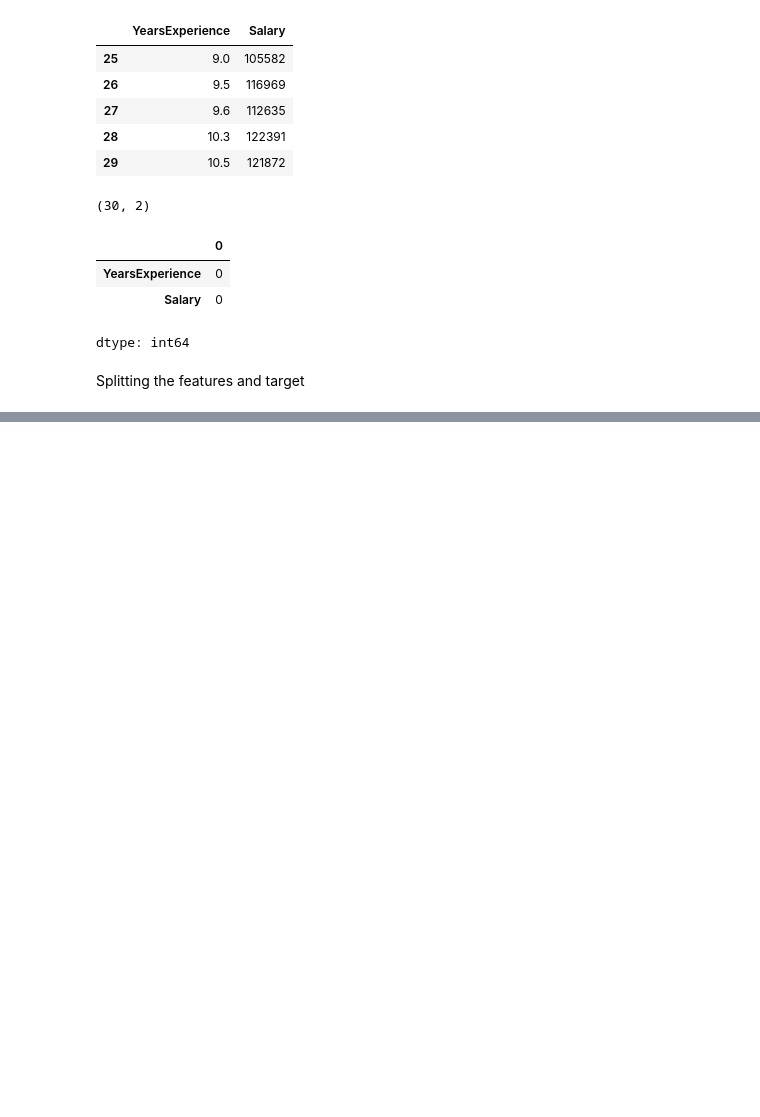
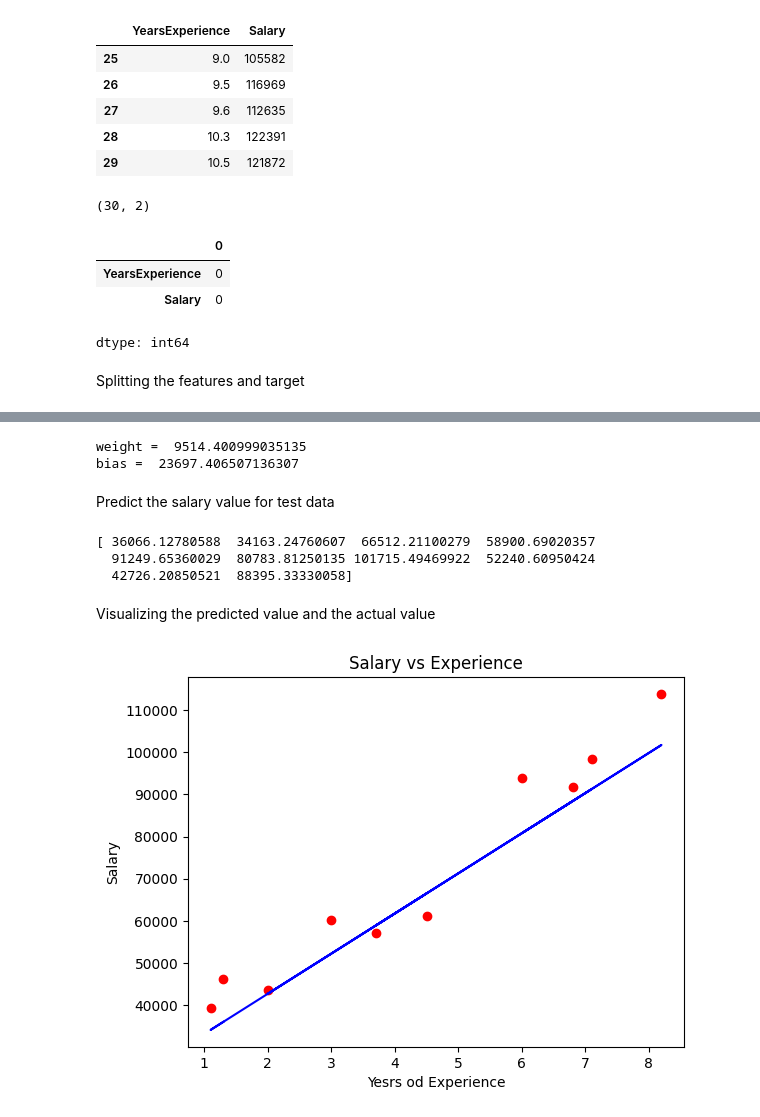
Before and after one commit to Pruthvirajsinh-Zala/ML-models-from-scratch, a Jupyter notebook: Linear Regression/code/Linear_Regression_from_scratch.ipynb, the cells around one changed output, grey strips where cells are left out. Drawn from its saved outputs; the diff is of its cells as text; code cells hidden in the pictures; blank space fills up the shorter version.

```diff
--- a/Linear Regression/code/Linear_Regression_from_scratch.ipynb
+++ b/Linear Regression/code/Linear_Regression_from_scratch.ipynb
@@ -85,0 +95,2 @@ print(Y)
+# %%
+X_train, X_test, Y_train, Y_test = train_test_split(X,Y, test_size=0.33,random_state=2)
@@ -85,0 +99,32 @@ print(Y)
+# %%
+model = Linear_Regression(learning_rate= 0.02, no_of_iterations=1000)
+# %%
+model.fit(X_train, Y_train)
+# %%
+#printing the parameter value
+print("weight = ",model.w[0])
+print("bias = ",model.b)
+# %% [output]
+weight =  9514.400999035135
+bias =  23697.406507136307
+# %% [markdown]
+Predict the salary value for test data
+# %%
+test_data_prediction = model.predict(X_test)
+# %%
+print(test_data_prediction)
+# %% [output]
+[ 36066.12780588  34163.24760607  66512.21100279  58900.69020357
+  91249.65360029  80783.81250135 101715.49469922  52240.60950424
+  42726.20850521  88395.33330058]
+# %% [markdown]
+Visualizing the predicted value and the actual value
+# %%
+plt.scatter(X_test,Y_test,color='red')
+plt.plot(X_test,test_data_prediction, color='blue')
+plt.xlabel('Yesrs od Experience')
+plt.ylabel('Salary')
+plt.title('Salary vs Experience')
+plt.show()
+# %% [output]
+[figure, added]
```
Also changed, not shown: parts of 4 cells of this notebook.
